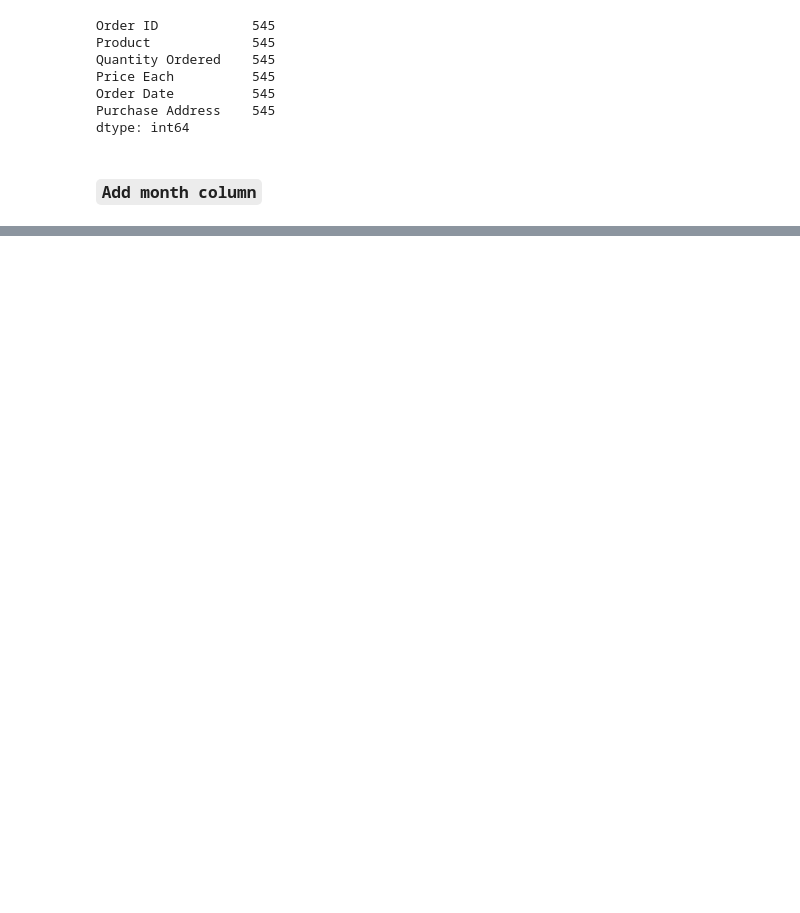
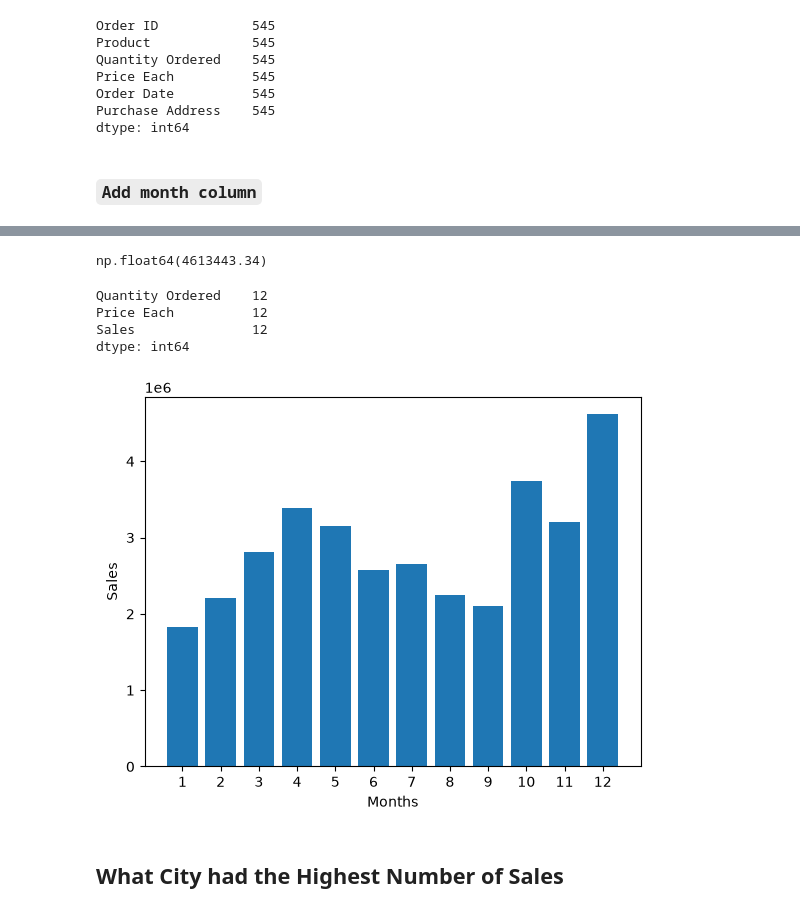
Before and after one commit to advait-kale/Data-Analysis-, a Jupyter notebook: sales.ipynb, the cells around one changed output, grey strips where cells are left out. Drawn from its saved outputs; the diff is of its cells as text; code cells hidden in the pictures; blank space fills up the shorter version.

```diff
--- a/sales.ipynb
+++ b/sales.ipynb
@@ -77,0 +123,3 @@ df.head()
+# %%
+month = df.groupby("Month").sum(numeric_only=True)
+month
@@ -77,0 +141,22 @@ df.head()
+# %%
+month["Sales"].max()
+# %% [output]
+np.float64(4613443.34)
+# %%
+month.idxmax()
+# %% [output]
+Quantity Ordered    12
+Price Each          12
+Sales               12
+dtype: int64
+# %%
+m = range(1, 13)
+plt.bar(m, month["Sales"])
+plt.xlabel("Months")
+plt.ylabel("Sales")
+plt.xticks(m)
+plt.show()
+# %% [output]
+[figure, added]
+# %% [markdown]
+## What City had the Highest Number of Sales
```
Also changed, not shown: parts of 32 cells of this notebook, 4 other files.
